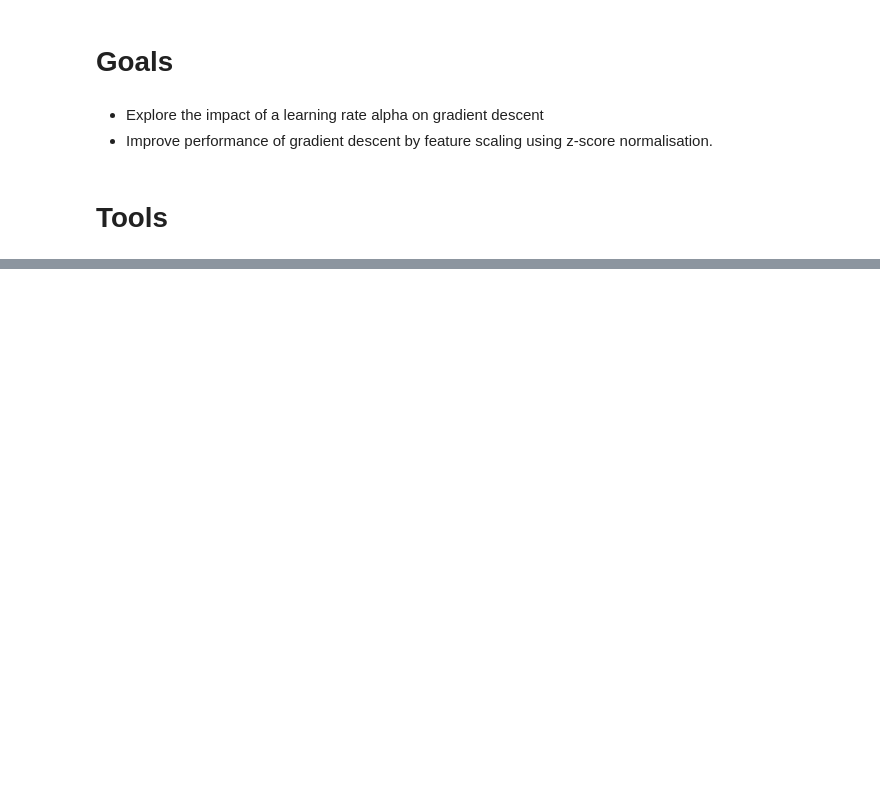
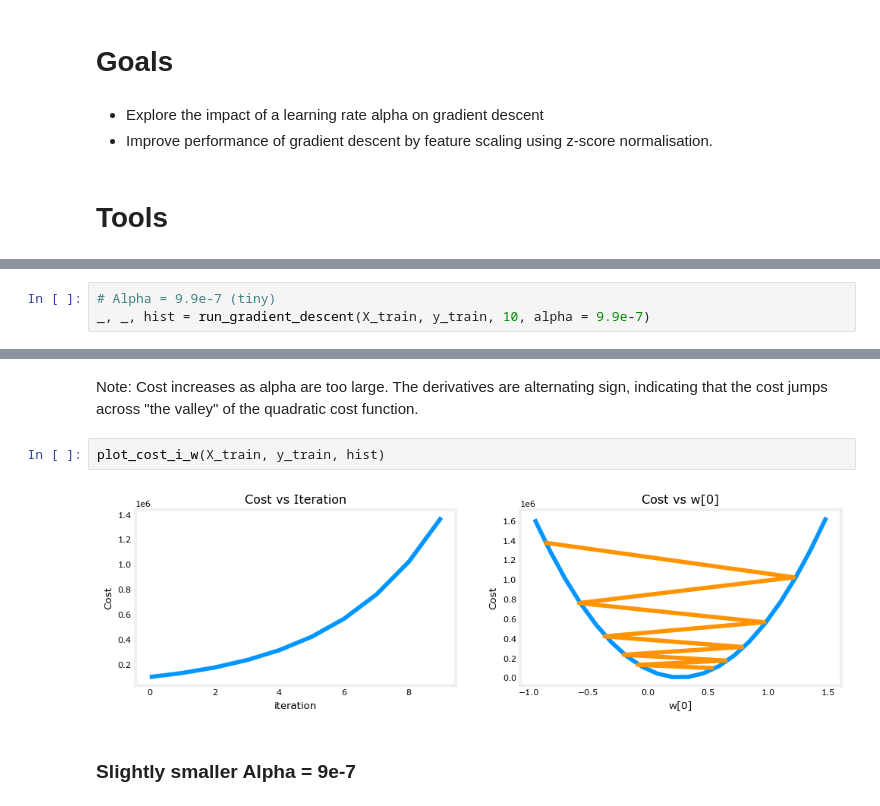
Before and after one commit to charlotteprobstel/Supervised_Machine_Learning_Regression_Classification, a Jupyter notebook: Week 2/Lab 7 - Feature scaling and learning rate.ipynb, the cells around one changed output, grey strips where cells are left out. Cells and saved outputs as stored; diff of their text form; blank space fills up the shorter version.

```diff
--- a/Week 2/Lab 7 - Feature scaling and learning rate.ipynb
+++ b/Week 2/Lab 7 - Feature scaling and learning rate.ipynb
@@ -13,0 +47,3 @@ ModuleNotFoundError: No module named 'lab_utils_multi'
+# %%
+# Alpha = 9.9e-7 (tiny)
+_, _, hist = run_gradient_descent(X_train, y_train, 10, alpha = 9.9e-7)
@@ -13,0 +64,8 @@ ModuleNotFoundError: No module named 'lab_utils_multi'
+# %% [markdown]
+Note: Cost increases as alpha are too large. The derivatives are alternating sign, indicating that the cost jumps across "the valley" of the quadratic cost function.
+# %%
+plot_cost_i_w(X_train, y_train, hist)
+# %% [output]
+[figure, added]
+# %% [markdown]
+### Slightly smaller Alpha = 9e-7
```
Also changed, not shown: parts of 39 cells of this notebook, 3 other files.
